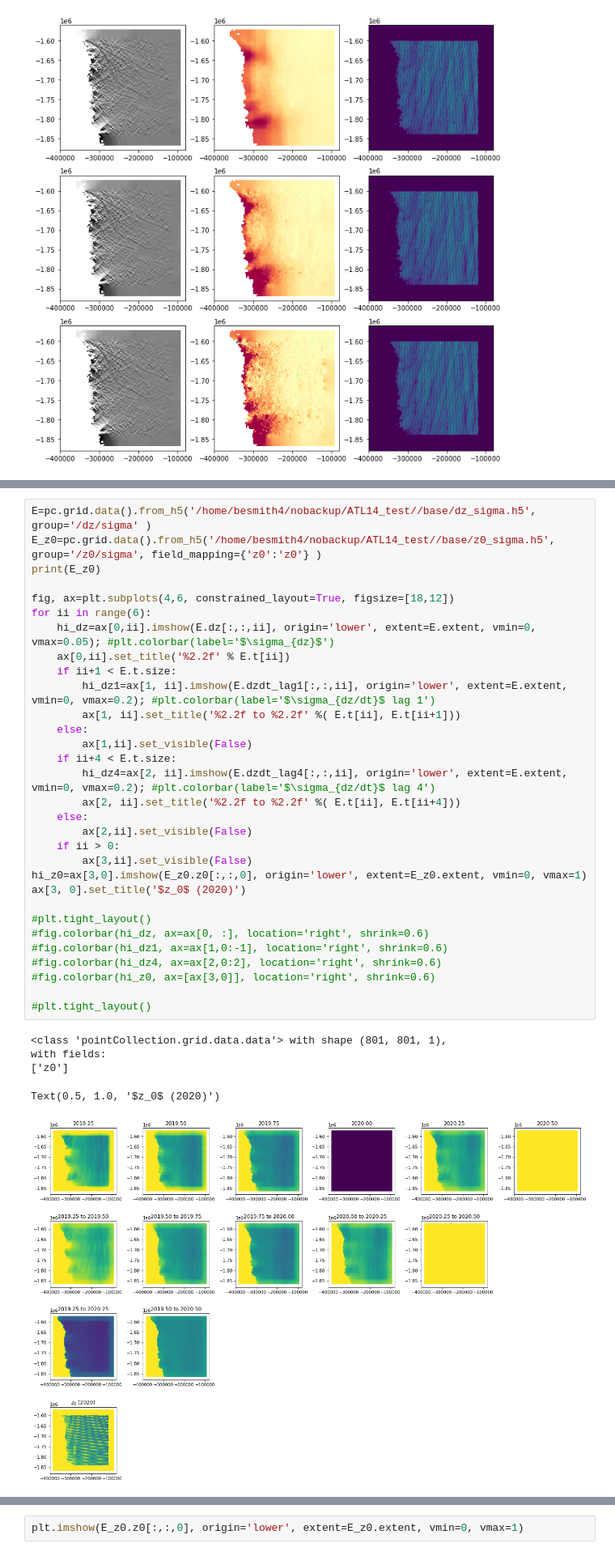
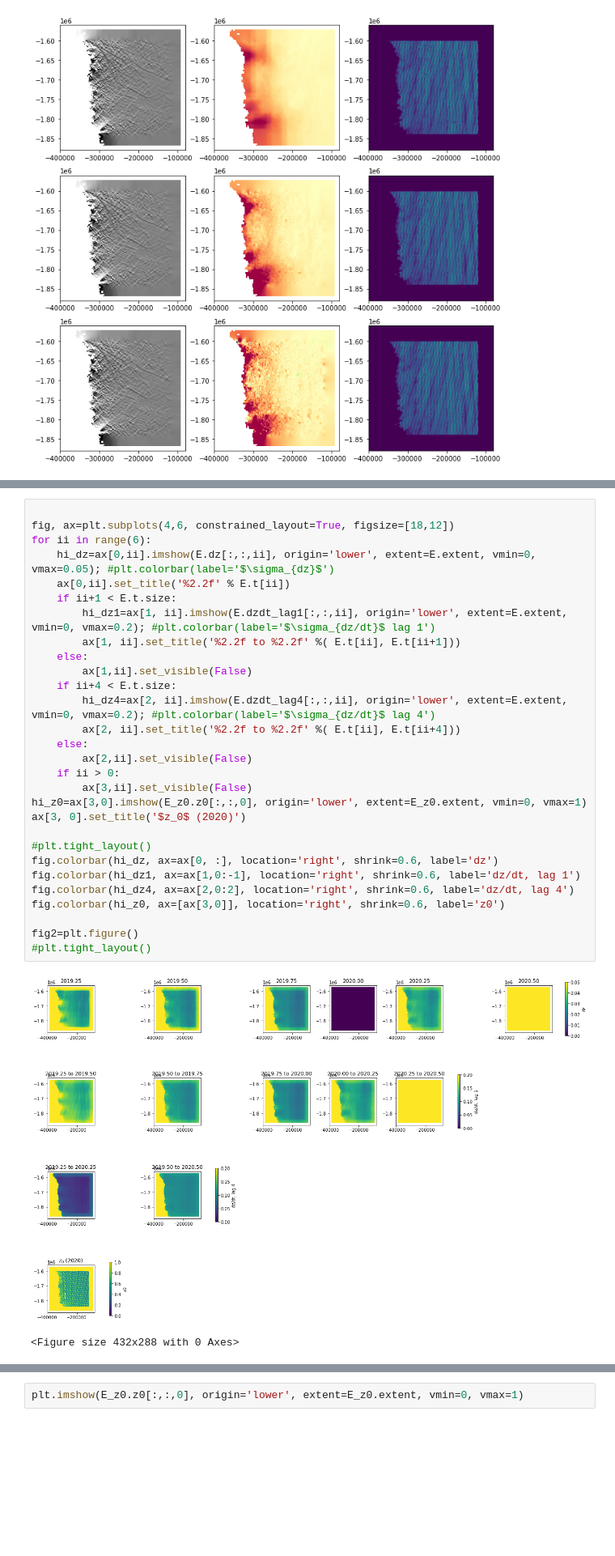
Before and after one commit to SmithB/surfaceChange, a Jupyter notebook: notebooks/view_results.ipynb, the cells around one changed output, grey strips where cells are left out. Shown at 81% size. Saved outputs shown, nothing was run; the diff lists cells and outputs as text; blank space fills up the shorter version.

```diff
--- a/notebooks/view_results.ipynb
+++ b/notebooks/view_results.ipynb
@@ -31,37 +50,32 @@ for count, sub in enumerate(['base_0.1x', 'base', 'base_10x']):
 # %%
-E=pc.grid.data().from_h5('/home/besmith4/nobackup/ATL14_test//base/dz_sigma.h5', group='/dz/sigma' )
-E_z0=pc.grid.data().from_h5('/home/besmith4/nobackup/ATL14_test//base/z0_sigma.h5', group='/z0/sigma', field_mapping={'z0':'z0'} )
-print(E_z0)
 
 fig, ax=plt.subplots(4,6, constrained_layout=True, figsize=[18,12])
 for ii in range(6):
     hi_dz=ax[0,ii].imshow(E.dz[:,:,ii], origin='lower', extent=E.extent, vmin=0, vmax=0.05); #plt.colorbar(label='$\sigma_{dz}$')
     ax[0,ii].set_title('%2.2f' % E.t[ii])
     if ii+1 < E.t.size:
         hi_dz1=ax[1, ii].imshow(E.dzdt_lag1[:,:,ii], origin='lower', extent=E.extent, vmin=0, vmax=0.2); #plt.colorbar(label='$\sigma_{dz/dt}$ lag 1')
         ax[1, ii].set_title('%2.2f to %2.2f' %( E.t[ii], E.t[ii+1]))
     else:
         ax[1,ii].set_visible(False)
     if ii+4 < E.t.size:
         hi_dz4=ax[2, ii].imshow(E.dzdt_lag4[:,:,ii], origin='lower', extent=E.extent, vmin=0, vmax=0.2); #plt.colorbar(label='$\sigma_{dz/dt}$ lag 4')
         ax[2, ii].set_title('%2.2f to %2.2f' %( E.t[ii], E.t[ii+4]))
     else:
         ax[2,ii].set_visible(False)
     if ii > 0:
         ax[3,ii].set_visible(False)
 hi_z0=ax[3,0].imshow(E_z0.z0[:,:,0], origin='lower', extent=E_z0.extent, vmin=0, vmax=1)
 ax[3, 0].set_title('$z_0$ (2020)')
 
 #plt.tight_layout()
-#fig.colorbar(hi_dz, ax=ax[0, :], location='right', shrink=0.6)
-#fig.colorbar(hi_dz1, ax=ax[1,0:-1], location='right', shrink=0.6)
-#fig.colorbar(hi_dz4, ax=ax[2,0:2], location='right', shrink=0.6)
-#fig.colorbar(hi_z0, ax=[ax[3,0]], location='right', shrink=0.6)
+fig.colorbar(hi_dz, ax=ax[0, :], location='right', shrink=0.6, label='dz')
+fig.colorbar(hi_dz1, ax=ax[1,0:-1], location='right', shrink=0.6, label='dz/dt, lag 1')
+fig.colorbar(hi_dz4, ax=ax[2,0:2], location='right', shrink=0.6, label='dz/dt, lag 4')
+fig.colorbar(hi_z0, ax=[ax[3,0]], location='right', shrink=0.6, label='z0')
 
+fig2=plt.figure()
 #plt.tight_layout()
 # %% [output]
+[figure, new version]
-<class 'pointCollection.grid.data.data'> with shape (801, 801, 1),
-with fields:
-['z0']
+<Figure size 432x288 with 0 Axes>
-Text(0.5, 1.0, '$z_0$ (2020)')
-[figure, old version]
```
Also changed, not shown: parts of 4 cells of this notebook, 2 other files.
